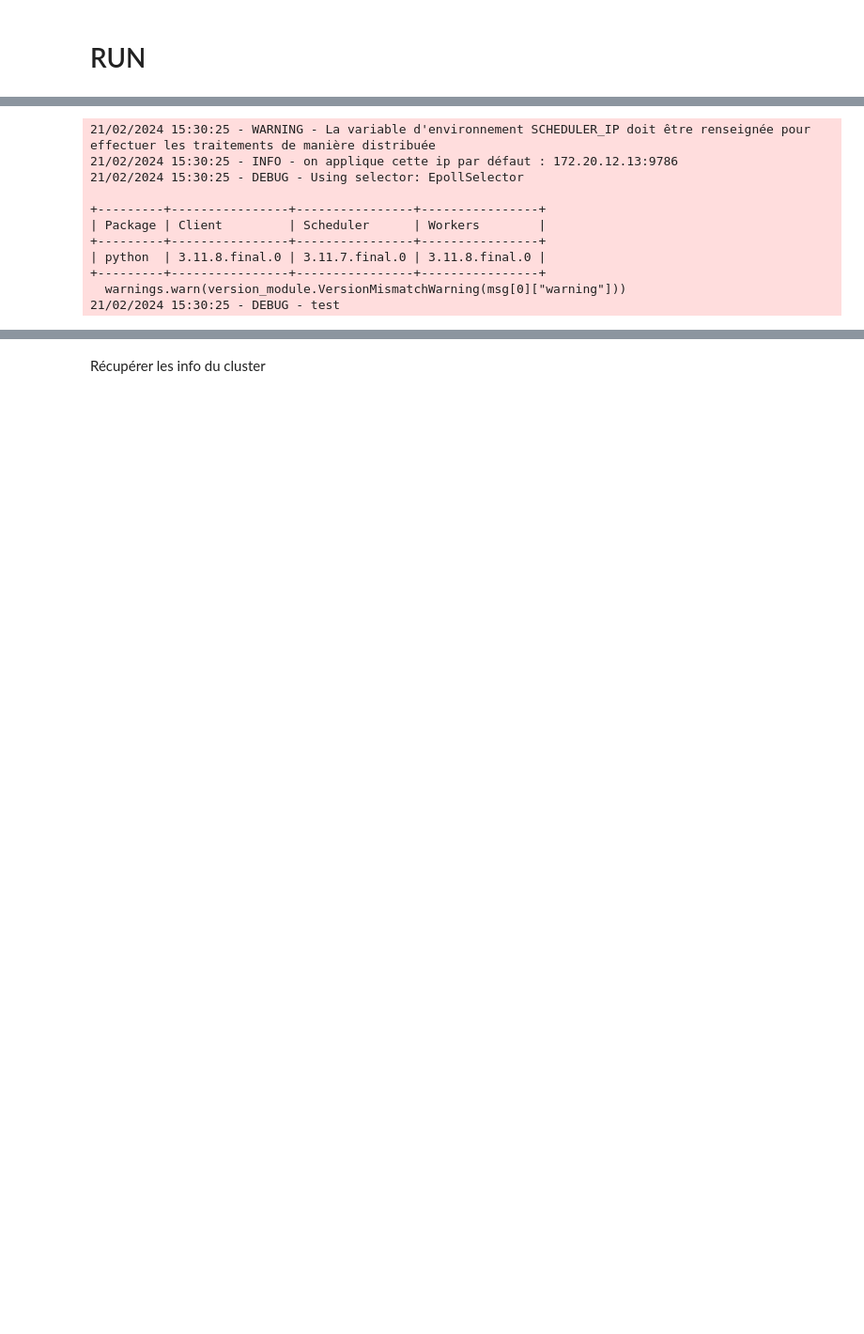
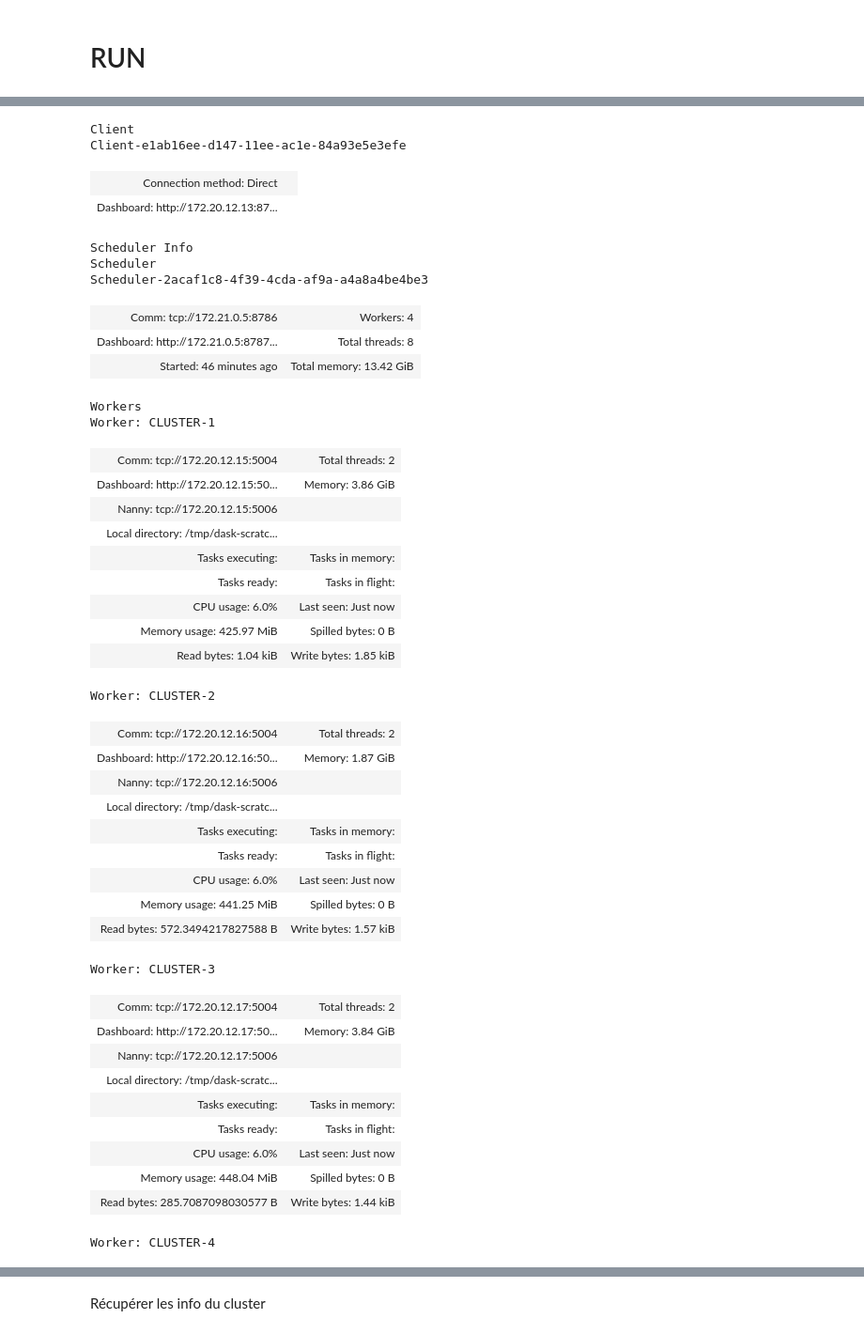
Before and after one commit to yougis/bilbo, a Jupyter notebook: examples/create_indicator.ipynb, the cells around one changed output, grey strips where cells are left out. Shown at 94% size. Cells and saved outputs as stored; diff of their text form; code cells hidden in the pictures; blank space fills up the shorter version.

```diff
--- a/examples/create_indicator.ipynb
+++ b/examples/create_indicator.ipynb
@@ -91,0 +75,7 @@ import os
+# %%
+client = settings.getDaskClient()
+
+
+config = settings.initializeBilboProject('.env')
+
+client.run(settings.initializeWorkers, config)
@@ -92,14 +106,45 @@ import os
 # %%
-client = settings.getDaskClient()
+client
 # %% [output]
-21/02/2024 15:30:25 - WARNING - La variable d'environnement SCHEDULER_IP doit être renseignée pour effectuer les traitements de manière distribuée
-21/02/2024 15:30:25 - INFO - on applique cette ip par défaut : 172.20.12.13:9786
-21/02/2024 15:30:25 - DEBUG - Using selector: EpollSelector
-
-+---------+----------------+----------------+----------------+
-| Package | Client         | Scheduler      | Workers        |
-+---------+----------------+----------------+----------------+
-| python  | 3.11.8.final.0 | 3.11.7.final.0 | 3.11.8.final.0 |
-+---------+----------------+----------------+----------------+
-  warnings.warn(version_module.VersionMismatchWarning(msg[0]["warning"]))
-21/02/2024 15:30:25 - DEBUG - test
+Client
+Client-e1ab16ee-d147-11ee-ac1e-84a93e5e3efe
+| Connection method: Direct |  |
+| Dashboard: http://172.20.12.13:87... |  |
+Scheduler Info
+Scheduler
+Scheduler-2acaf1c8-4f39-4cda-af9a-a4a8a4be4be3
+| Comm: tcp://172.21.0.5:8786 | Workers: 4 |
+| Dashboard: http://172.21.0.5:8787... | Total threads: 8 |
+| Started: 46 minutes ago | Total memory: 13.42 GiB |
+Workers
+Worker: CLUSTER-1
+| Comm: tcp://172.20.12.15:5004 | Total threads: 2 |
+| Dashboard: http://172.20.12.15:50... | Memory: 3.86 GiB |
+| Nanny: tcp://172.20.12.15:5006 |  |
+| Local directory: /tmp/dask-scratc... |  |
+| Tasks executing: | Tasks in memory: |
+| Tasks ready: | Tasks in flight: |
+| CPU usage: 6.0% | Last seen: Just now |
+| Memory usage: 425.97 MiB | Spilled bytes: 0 B |
+| Read bytes: 1.04 kiB | Write bytes: 1.85 kiB |
+Worker: CLUSTER-2
+| Comm: tcp://172.20.12.16:5004 | Total threads: 2 |
+| Dashboard: http://172.20.12.16:50... | Memory: 1.87 GiB |
+| Nanny: tcp://172.20.12.16:5006 |  |
+| Local directory: /tmp/dask-scratc... |  |
+| Tasks executing: | Tasks in memory: |
+| Tasks ready: | Tasks in flight: |
+| CPU usage: 6.0% | Last seen: Just now |
+| Memory usage: 441.25 MiB | Spilled bytes: 0 B |
+| Read bytes: 572.3494217827588 B | Write bytes: 1.57 kiB |
+Worker: CLUSTER-3
+| Comm: tcp://172.20.12.17:5004 | Total threads: 2 |
+| Dashboard: http://172.20.12.17:50... | Memory: 3.84 GiB |
+| Nanny: tcp://172.20.12.17:5006 |  |
+| Local directory: /tmp/dask-scratc... |  |
+| Tasks executing: | Tasks in memory: |
+| Tasks ready: | Tasks in flight: |
+| CPU usage: 6.0% | Last seen: Just now |
+| Memory usage: 448.04 MiB | Spilled bytes: 0 B |
+| Read bytes: 285.7087098030577 B | Write bytes: 1.44 kiB |
+Worker: CLUSTER-4
```
Also changed, not shown: parts of 9 cells of this notebook, 3 other files.
